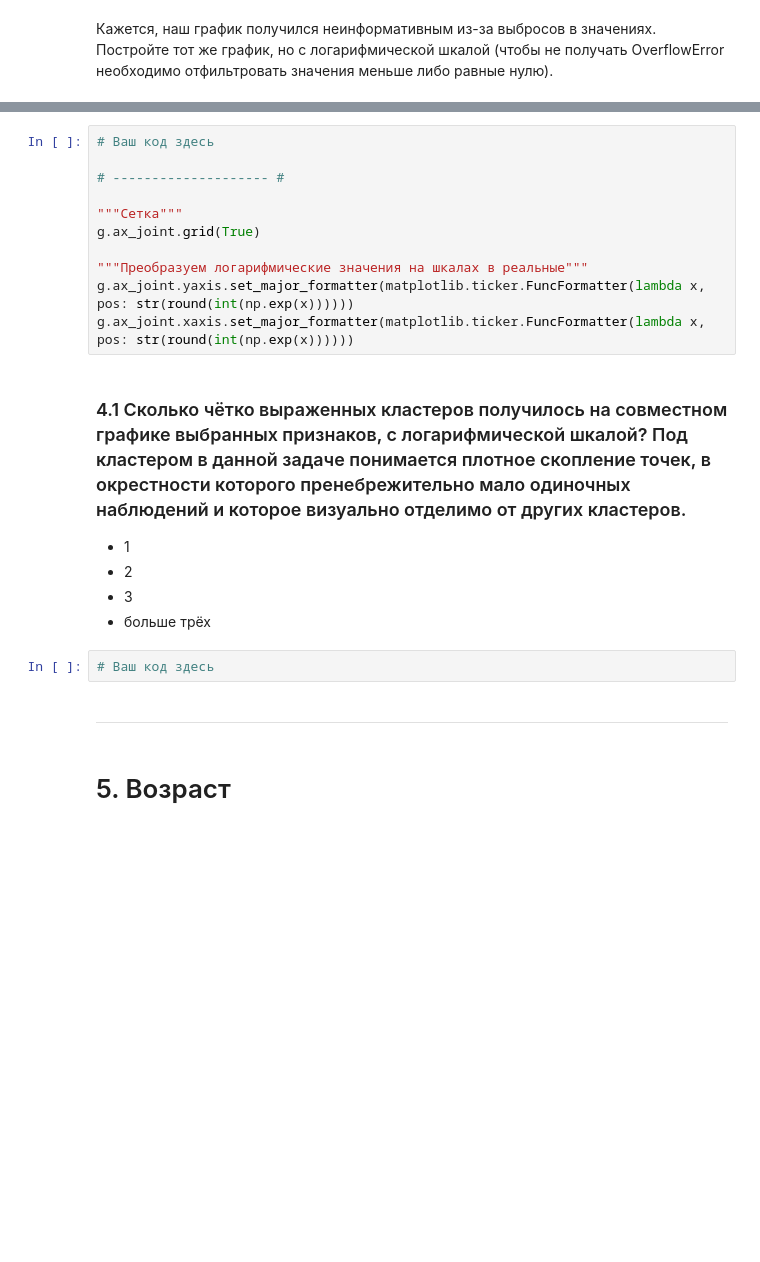
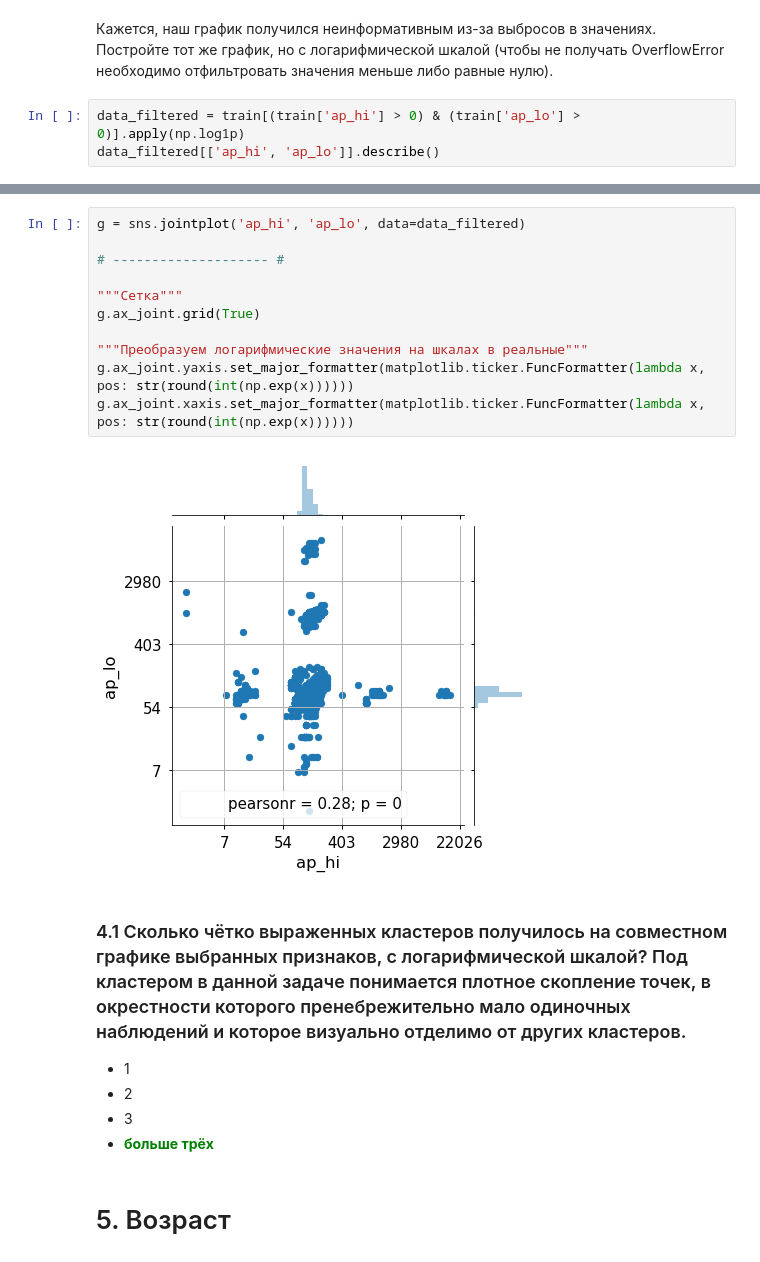
Before and after one commit to ivan-magda/mlcourse_open_homeworks, a Jupyter notebook: hw2_session3_visual_data_analysis.ipynb, the cells around one changed output, grey strips where cells are left out. Saved outputs shown, nothing was run; the diff lists cells and outputs as text; blank space fills up the shorter version.

```diff
--- a/hw2_session3_visual_data_analysis.ipynb
+++ b/hw2_session3_visual_data_analysis.ipynb
@@ -313,3 +313,6 @@ sns.heatmap(train.corr(method='spearman'));
 Постройте совместный график распределения [jointplot](http://seaborn.pydata.org/generated/seaborn.jointplot.html) двух наиболее коррелирующих между собой признаков (по Спирмену).
 # %% [markdown]
 Кажется, наш график получился неинформативным из-за выбросов в значениях. Постройте тот же график, но с логарифмической шкалой (чтобы не получать OverflowError необходимо отфильтровать значения меньше либо равные нулю).
+# %%
+data_filtered = train[(train['ap_hi'] > 0) & (train['ap_lo'] > 0)].apply(np.log1p)
+data_filtered[['ap_hi', 'ap_lo']].describe()
@@ -316,25 +329,23 @@ sns.heatmap(train.corr(method='spearman'));
 # %%
-# Ваш код здесь
+g = sns.jointplot('ap_hi', 'ap_lo', data=data_filtered)
 
 # -------------------- #
 
 """Сетка"""
 g.ax_joint.grid(True)
 
 """Преобразуем логарифмические значения на шкалах в реальные"""
 g.ax_joint.yaxis.set_major_formatter(matplotlib.ticker.FuncFormatter(lambda x, pos: str(round(int(np.exp(x))))))
 g.ax_joint.xaxis.set_major_formatter(matplotlib.ticker.FuncFormatter(lambda x, pos: str(round(int(np.exp(x))))))
+# %% [output]
+[figure, added]
 # %% [markdown]
 ### 4.1 Сколько чётко выраженных кластеров получилось на  совместном графике выбранных признаков, с логарифмической шкалой? Под кластером в данной задаче понимается плотное скопление точек, в окрестности которого пренебрежительно мало одиночных наблюдений и которое визуально отделимо от других кластеров.
 
 - 1
 - 2
 - 3
-- больше трёх
+- **<font color='green'>больше трёх</font>**
-# %%
-# Ваш код здесь
-# %% [markdown]
----
 # %% [markdown]
 # 5. Возраст
 # %% [markdown]
```
Also changed, not shown: parts of 6 cells of this notebook.
